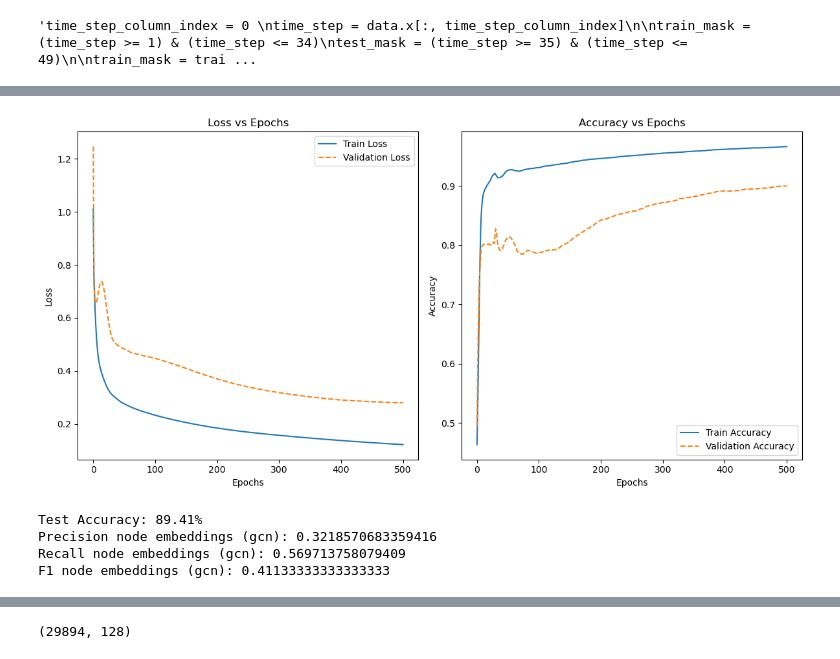
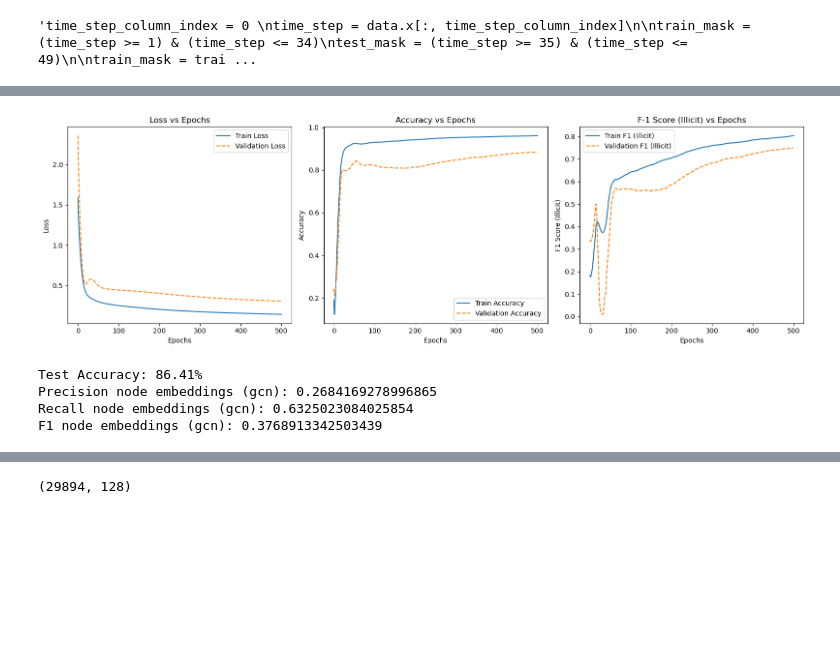
Before and after one commit to Roger987/Graph-Fraud-Detection, a Jupyter notebook: src/GCN.ipynb, the cells around one changed output, grey strips where cells are left out. Drawn from its saved outputs; the diff is of its cells as text; code cells hidden in the pictures; blank space fills up the shorter version.

```diff
--- a/src/GCN.ipynb
+++ b/src/GCN.ipynb
@@ -110,7 +110,7 @@ test_mask = test_mask.clone().detach().to(torch.bool)
 
 embeddings_length = 128
 lr = 0.0005
-weight_decay = 0.0005
+weight_decay = 0.001
 epochs = 501
 
 '''embeddings_length = 100
@@ -185,6 +185,7 @@ def calculate_metrics(y_true, y_pred, target_class=0):
     f1 = f1_score(y_true, y_pred, pos_label=target_class, zero_division=0)
     return precision, recall, f1
 val_f1_scores = []
+train_f1_scores = []
 
 # Training loop
 for epoch in range(epochs):
@@ -199,6 +200,7 @@ for epoch in range(epochs):
     optimizer.step()                        # Update model parameters
 
     acc = accuracy(z[train_mask].argmax(dim=1)[mask], data.y[train_mask][mask])  # Calculate accuracy
+    train_precision, train_recall, train_f1 = calculate_metrics(data.y[train_mask][mask], z[train_mask].argmax(dim=1)[mask])
 
     model.eval()
     with torch.no_grad():
@@ -215,6 +217,7 @@ for epoch in range(epochs):
     val_losses.append(val_loss.item())
     val_accuracies.append(val_acc.item())
     val_f1_scores.append(val_f1)
+    train_f1_scores.append(train_f1)
 
     if epoch % 10 == 0:
         print(f'Epoch {epoch:>3} | Loss: {loss:.2f} | Acc: {acc*100:.2f} | Val Loss: {val_loss:.4f} | Val Acc: {val_acc*100:.2f}%% | F1 (Val): {val_f1:.4f}')
@@ -239,31 +242,42 @@ Epoch 500 | Loss: 0.12 | Acc: 96.67 | Val Loss: 0.2794 | Val Acc: 90.03%% | F1 (
 # %%
 import matplotlib.pyplot as plt
 
 # Plotting the results
-plt.figure(figsize=(12, 6))
+plt.figure(figsize=(16, 5))
 
 # Plot Losses
-plt.subplot(1, 2, 1)
+plt.subplot(1, 3, 1)
 plt.plot(train_losses, label='Train Loss')
 plt.plot(val_losses, label='Validation Loss', linestyle='--')
 plt.xlabel('Epochs')
 plt.ylabel('Loss')
 plt.title('Loss vs Epochs')
 plt.legend()
 
 # Plot Accuracies
-plt.subplot(1, 2, 2)
+plt.subplot(1, 3, 2)
 plt.plot(train_accuracies, label='Train Accuracy')
 plt.plot(val_accuracies, label='Validation Accuracy', linestyle='--')
 plt.xlabel('Epochs')
 plt.ylabel('Accuracy')
 plt.title('Accuracy vs Epochs')
 plt.legend()
 
+# Plot F1
+plt.subplot(1, 3, 3)
+plt.plot(train_f1_scores, label='Train F1 (Illicit)')
+plt.plot(val_f1_scores, label='Validation F1 (Illicit)', linestyle='--')
+plt.xlabel('Epochs')
+plt.ylabel('F1 Score (Illicit)')
+plt.title('F-1 Score (Illicit) vs Epochs')
+plt.legend()
+
+plt.savefig('training_gcn.png', format='png', dpi=300)
+
 plt.tight_layout()
 plt.show()
 # %% [output]
-[figure, old version]
+[figure, new version]
 # %%
 # Extract node embeddings
 model.eval()
@@ -302,10 +316,10 @@ print(f'Precision node embeddings (gcn): {precision_ilicit_test}')
 print(f'Recall node embeddings (gcn): {recall_ilicit_test}')
 print(f'F1 node embeddings (gcn): {f1_ilicit_test}')
 # %% [output]
-Test Accuracy: 89.41%
-Precision node embeddings (gcn): 0.3218570683359416
-Recall node embeddings (gcn): 0.569713758079409
-F1 node embeddings (gcn): 0.41133333333333333
+Test Accuracy: 86.41%
+Precision node embeddings (gcn): 0.2684169278996865
+Recall node embeddings (gcn): 0.6325023084025854
+F1 node embeddings (gcn): 0.3768913342503439
 # %%
 embeddings_df.drop(embeddings_df[embeddings_df["label"] == "unknown"].index, inplace=True)
 y = embeddings_df['label']
```
Also changed, not shown: parts of 2 cells of this notebook, 6 other files.
